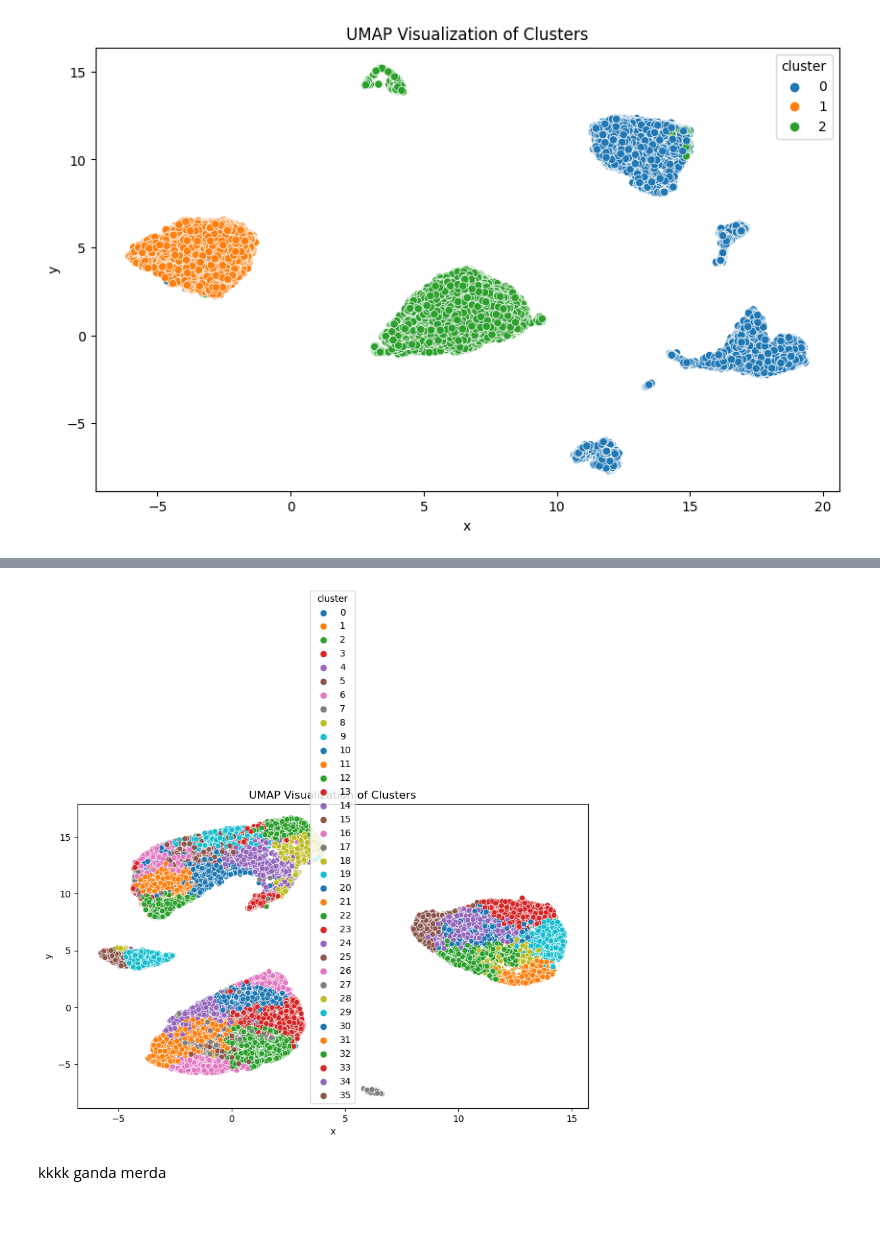
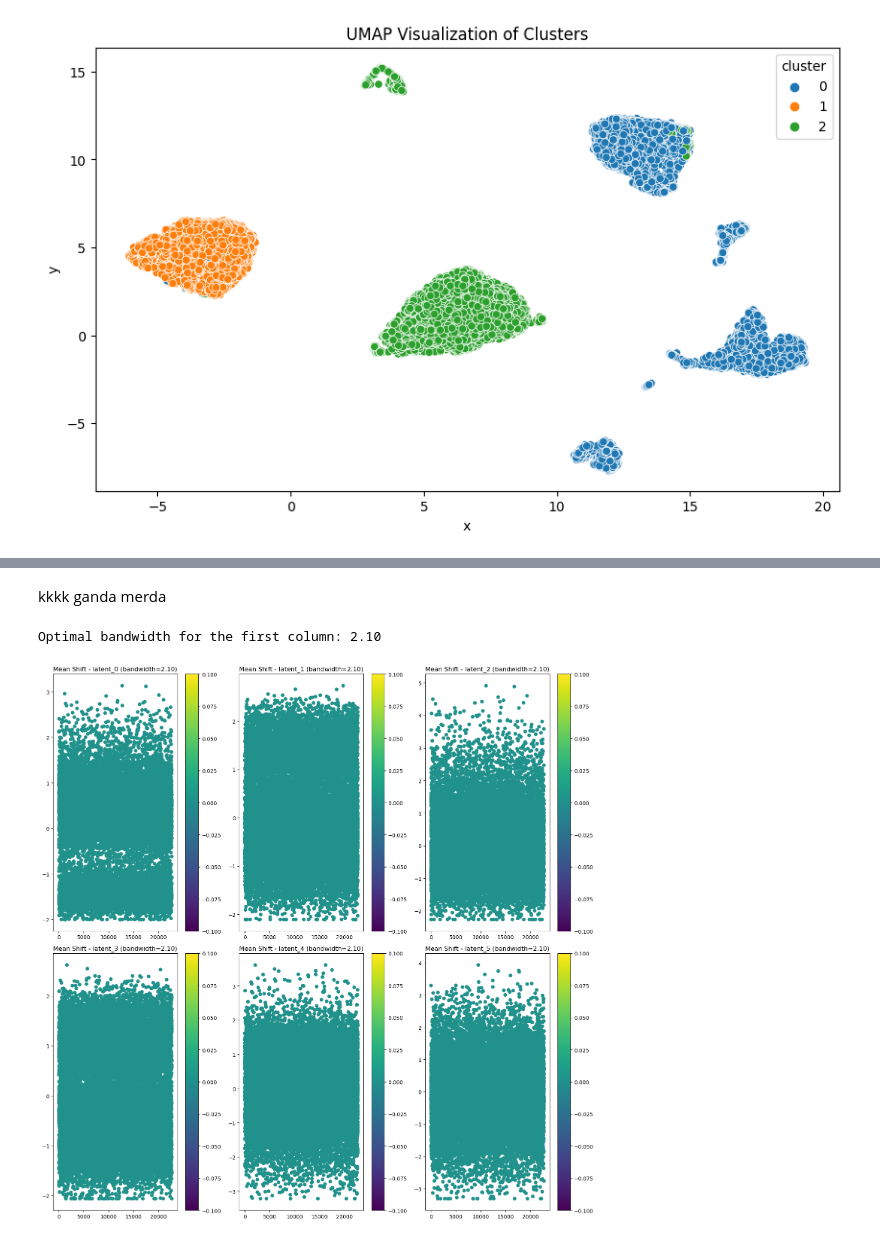
Before and after one commit to master-boda/Client-Segmentation-with-U-MAP-Embedding, a Jupyter notebook: src/modeling/modeling_notebook.ipynb, the cells around one changed output, grey strips where cells are left out. Drawn from its saved outputs; the diff is of its cells as text; code cells hidden in the pictures.

```diff
--- a/src/modeling/modeling_notebook.ipynb
+++ b/src/modeling/modeling_notebook.ipynb
@@ -172,6 +162,11 @@ train_and_plot_som_per_variable(latent_rep_scaled)
-# %%
-plot_umap_clusters(coco)
-# %% [output]
-[figure, removed]
 # %% [markdown]
 kkkk ganda merda
+# %%
+optimal_bandwidth = estimate_bandwidth(latent_rep_scaled, quantile=0.2, n_samples=500)
+print(f"Optimal bandwidth for the first column: {optimal_bandwidth:.2f}")
+# %% [output]
+Optimal bandwidth for the first column: 2.10
+# %%
+mean_shift_df = mean_shift_clustering(latent_rep_scaled, bandwidth=optimal_bandwidth)
+# %% [output]
+[figure, added]
```
Also changed, not shown: parts of 13 cells of this notebook, 3 other files.
